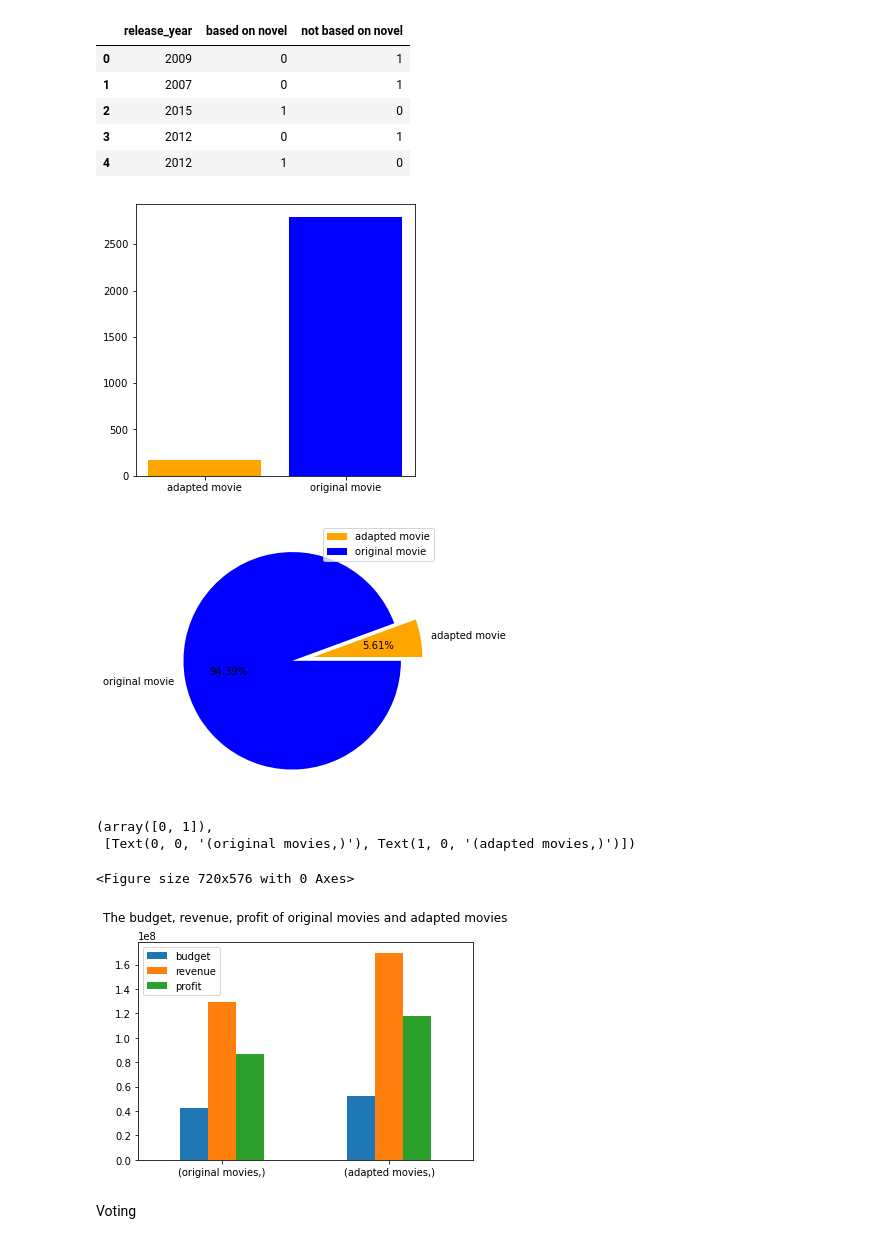
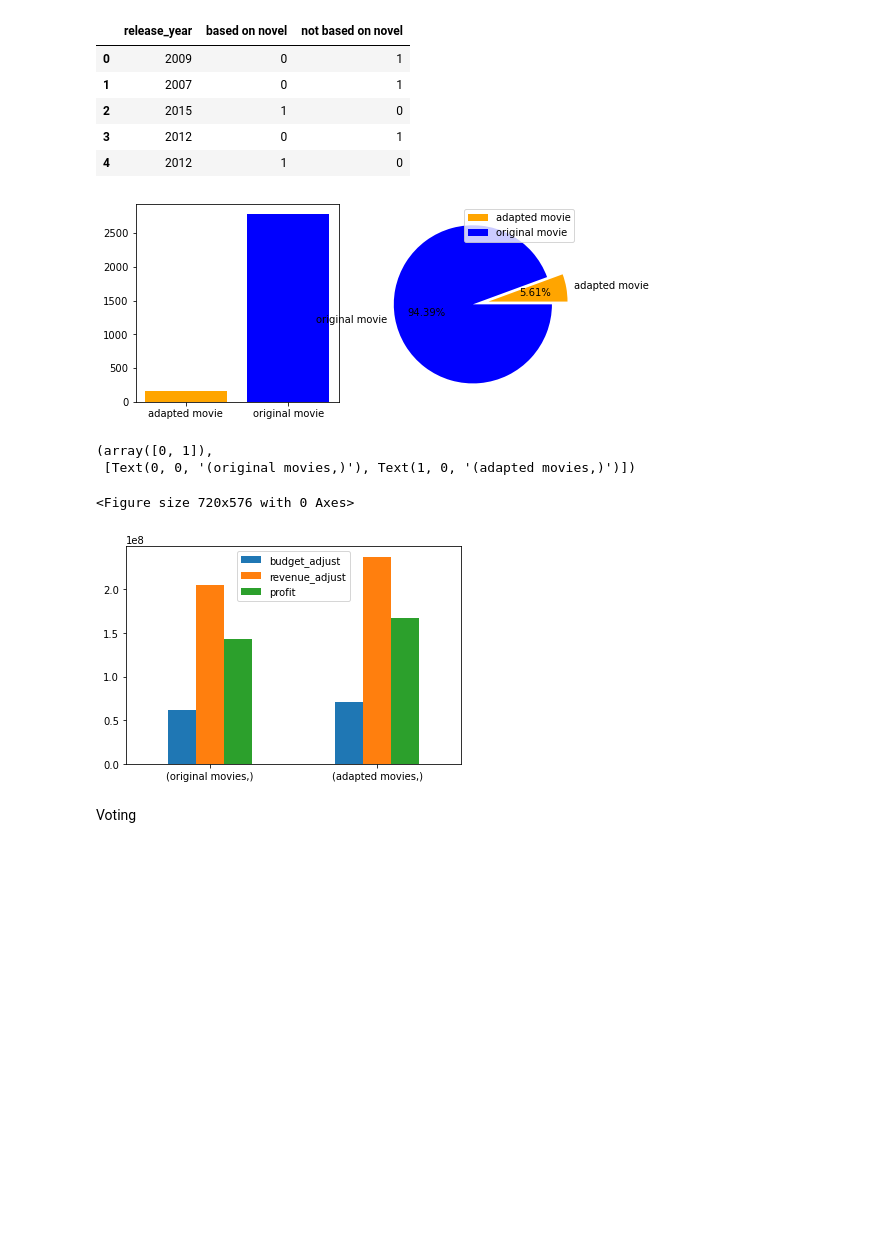
Before and after one commit to Tim-eyes/Data-Analytics-Sheet, a Jupyter notebook: movie.ipynb, the cells around one changed output. Cells and saved outputs as stored; diff of their text form; code cells hidden in the pictures; blank space fills up the shorter version.

Commit message:
movie done

```diff
--- a/movie.ipynb
+++ b/movie.ipynb
@@ -124,8 +124,6 @@ new_df['crew'] = new_df['crew'].apply(get_director)
 new_df.rename(columns={'crew':'director'},inplace=True)
 # %%
 new_df['production_countries'] = new_df['production_countries'].str.replace('United States of America','United States')
-# %%
-new_df['profit'] = new_df['revenue']-new_df['budget']
 # %%
 new_df.info()
 # %% [output]
@@ -184,0 +163,5 @@ new_df
+# %%
+new_df['budget_adjust'] = new_df.apply(lambda x: cpi.inflate(x['budget'],x['release_year']),axis=1)
+new_df['revenue_adjust'] = new_df.apply(lambda x: cpi.inflate(x['revenue'],x['release_year']),axis=1)
+new_df['profit'] = new_df['revenue_adjust']-new_df['budget_adjust']
+new_df['profit_'] = new_df['revenue']-new_df['budget']
@@ -186,0 +188,7 @@ new_df
+# %%
+m = new_df['vote_count'].quantile(0.75)
+v = new_df['vote_average'].mean()
+new_df['weight'] = new_df.apply(lambda x : (x['vote_count']/(x['vote_count']+m))*x['vote_average'] + (m/(x['vote_count']+m))*v,axis=1)
+
+# new_df.drop(['vote_average','vote_count'],axis=1,inplace=True)
+new_df.head()
@@ -281,31 +297,30 @@ genres_based.head(5)
 | 4 | 2012 | 1 | 0 |
 # %%
 novel_list = [genres_based['based on novel'].sum(axis=0),genres_based['not based on novel'].sum(axis=0)]
-plt.figure(0,figsize=(5,5))
-plt.bar(['adapted movie', 'original movie'],novel_list,color=['orange','b'])
-
-plt.figure(1,figsize=(5,5))
-plt.pie(novel_list, labels = ['adapted movie', 'original movie'],colors=['orange','b'],autopct='%.2f%%',explode=[0.1,0.1])
-plt.legend(loc='best')
+fig = plt.figure(figsize=(8,8))
+ax1=fig.add_subplot(221)
+ax1.bar(['adapted movie', 'original movie'],novel_list,color=['orange','b'])
+ax2=fig.add_subplot(222)
+ax2.pie(novel_list, labels = ['adapted movie', 'original movie'],colors=['orange','b'],autopct='%.2f%%',explode=[0.1,0.1])
+ax2.legend(loc='best')
 plt.show()
 # %% [output]
-[figure, old version]
+[figure, new version]
-[figure, removed]
 # %%
-new_original=new_df[['not based on novel','based on novel','budget','revenue','profit']]
+new_original=new_df[['not based on novel','based on novel','budget_adjust','revenue_adjust','profit']]
 original_mean=new_original.groupby('based on novel').mean()
 original_mean.index = [['original movies','adapted movies']]
 original_mean.drop('not based on novel',axis=1, inplace=True)
 plt.figure(figsize=(10,8))
 original_mean.plot(kind='bar')
-plt.title('The budget, revenue, profit of original movies and adapted movies\n')
+# plt.title('The budget, revenue, profit of original movies and adapted movies\n') The budget, revenue, profit of original movies and adapted movies
 plt.ylabel('')
 plt.xticks(rotation=0)
 # %% [output]
 (array([0, 1]),
  [Text(0, 0, '(original movies,)'), Text(1, 0, '(adapted movies,)')])
 <Figure size 720x576 with 0 Axes>
-[figure, old version]
+[figure, new version]
 # %% [markdown]
 Voting
 # %%
```
Also changed, not shown: parts of 86 cells of this notebook, 4 other files.
